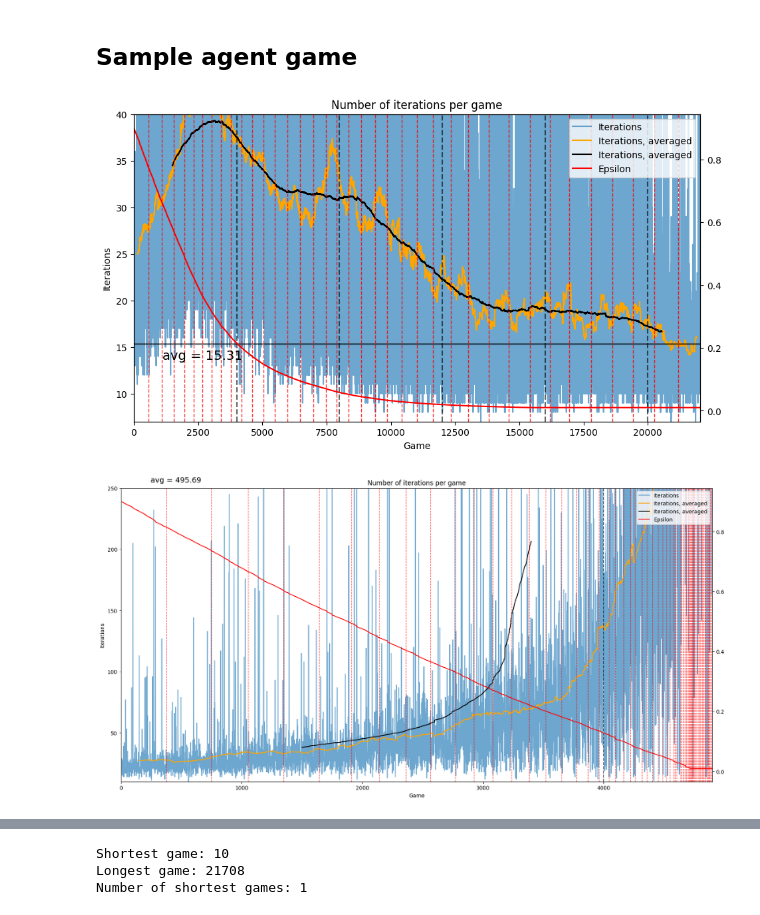
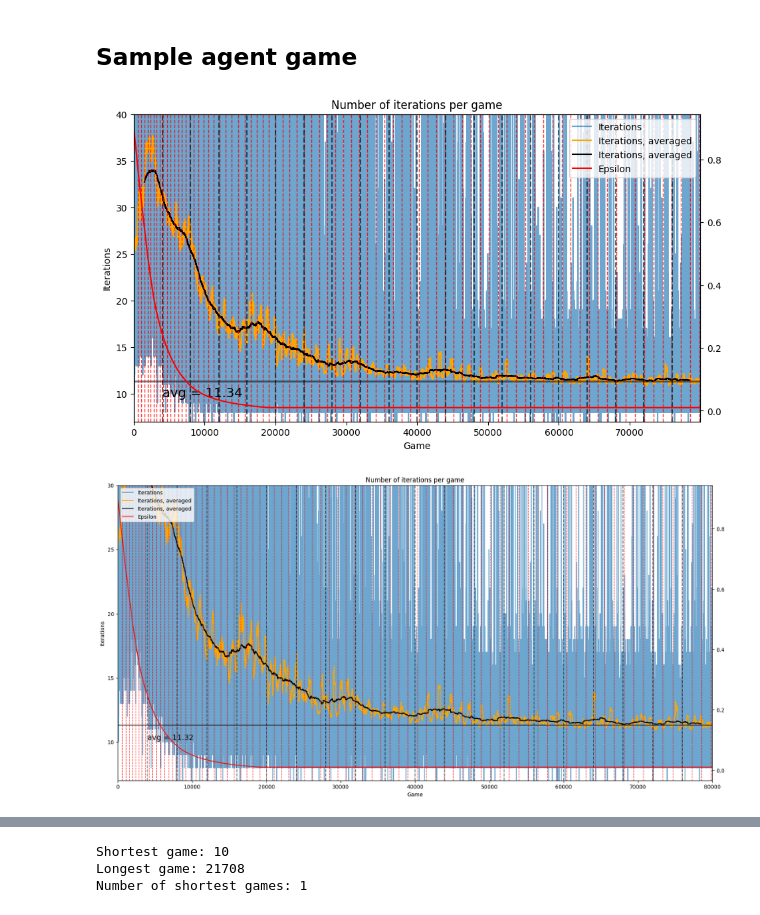
Before and after one commit to Sambura/DnD-RL-combat-agent, a Jupyter notebook: notebooks/model_proto.ipynb, the cells around one changed output, grey strips where cells are left out. Drawn from its saved outputs; the diff is of its cells as text; code cells hidden in the pictures.

Commit message:
Adjust learning algorithm. Improve plotting function

```diff
--- a/notebooks/model_proto.ipynb
+++ b/notebooks/model_proto.ipynb
@@ -70,11 +69,16 @@ agent = DnDAgent(board_shape=board_size, in_channels=8, out_actions=2,
 train_loop = train_loop_trivial
 reward_policy = calculate_reward_classic
 # %%
+games = 80000
+checkpoint_interval = 4000
+game_iter_limit = 25000
+average_result_over = 1000
+
 # set to None to disable report / figures export
 output_path = '../rnd/2v2-1/'
-generation_name = 'gen15'
+generation_name = 'gen16'
 gen_header = \
-'''# Residual tower-5 model (another train config)
+'''# Gen 15, but after adjusting learning algorithm
 
 '''
 # %%
@@ -88,54 +92,55 @@ def on_replace():
 
 agent.on_replace = on_replace
 
-if output_path is not None:
+report_results = output_path is not None
+if report_results:
     gen_path = os.path.join(output_path, generation_name)
     os.makedirs(gen_path)
 else: gen_path = '..' # so that checkpoints still work
 # %%
-games = 200000
-checkpoint_each = 4000
 last_update = time.time()
 
 last_checkpoint = checkpoints[-1] if len(checkpoints) > 0 else 0
 with tqdm(range(games), desc='Training', smoothing=0.1) as pbar:
     for i in pbar:
         game = generate_balanced_game(board_size, game_config, reward_head=reward_policy)
+
         outputs = agent.predict(game.observe_board())
         metric = np.mean(np.abs(outputs), axis=(1, 2))
-        iter_count = train_loop(agent, game, iter_limit=25000)
-        iters.append(iter_count)
-        eps.append(agent.epsilon)
         mag1s.append(metric[0])
         mag2s.append(metric[1])
         pbar.set_postfix({'mag1': metric[0], 'mag2': metric[1]})
 
+        iter_count = train_loop(agent, game, iter_limit=game_iter_limit)
+        iters.append(iter_count)
+        eps.append(agent.epsilon)
+
         ctime = time.time()
         if ctime - last_update > 20:
             clear_output(wait=True)
-            plot_training_history(iters, eps, checkpoints, vlines=reps, ylim=40)
+            plot_training_history(iters, eps, checkpoints, vlines=reps, min_ymax=30, average_last=average_result_over)
             display(pbar.container)
             last_update = ctime
 
         iter_i = len(iters)
-        if iter_i - last_checkpoint >= checkpoint_each:
+        if iter_i - last_checkpoint >= checkpoint_interval:
             last_checkpoint = iter_i
             checkpoints.append(iter_i)
-            avg = np.mean(iters[-1000:]) # recent performance
+            avg = np.mean(iters[-average_result_over:]) # recent performance
             agent.save_agent(os.path.join(gen_path, f'checkpoints/agent-{avg:0.1f}i-{iter_i / 1000:0.1f}k'))
 
         if did_replace[0]:
             did_replace[0] = False
             reps.append(iter_i)
 # %% [output]
-[figure, old version]
+[figure, new version]
 # %%
-plot_training_history(iters, eps, checkpoints, vlines=reps, ylim=40, figsize=(20, 10), show=False)
-if output_path is not None:
+plot_training_history(iters, eps, checkpoints, vlines=reps, min_ymax=30, figsize=(20, 10), show=False)
+if report_results:
     plt.savefig(os.path.join(gen_path, 'training.png'), bbox_inches='tight')
 plt.show()
 # %% [output]
-[figure, old version]
+[figure, new version]
 # %%
 plt.plot(mag1s, label='coords')
 plt.plot(mag2s, label='action')
```
Also changed, not shown: parts of 3 cells of this notebook, 2 other files.
